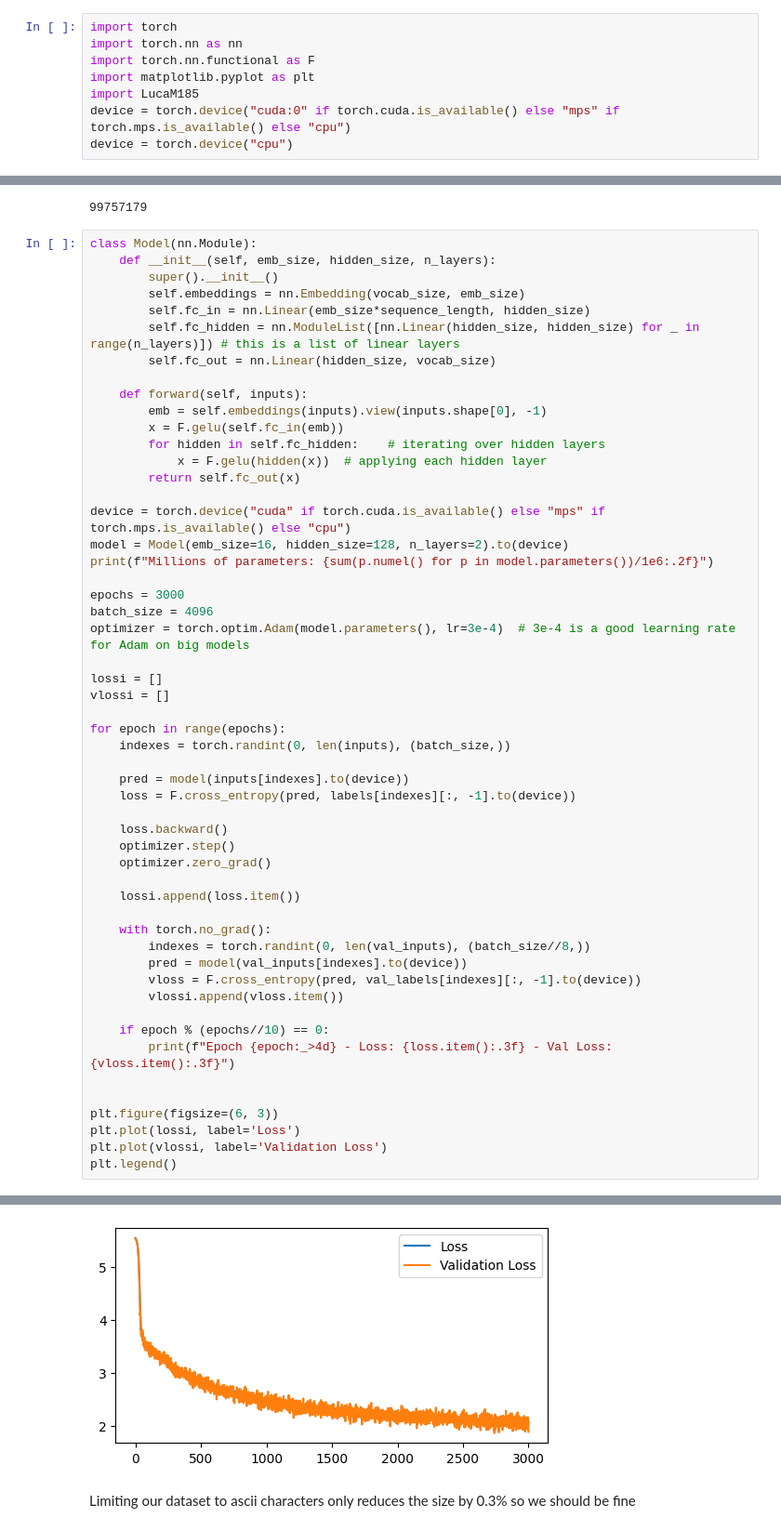
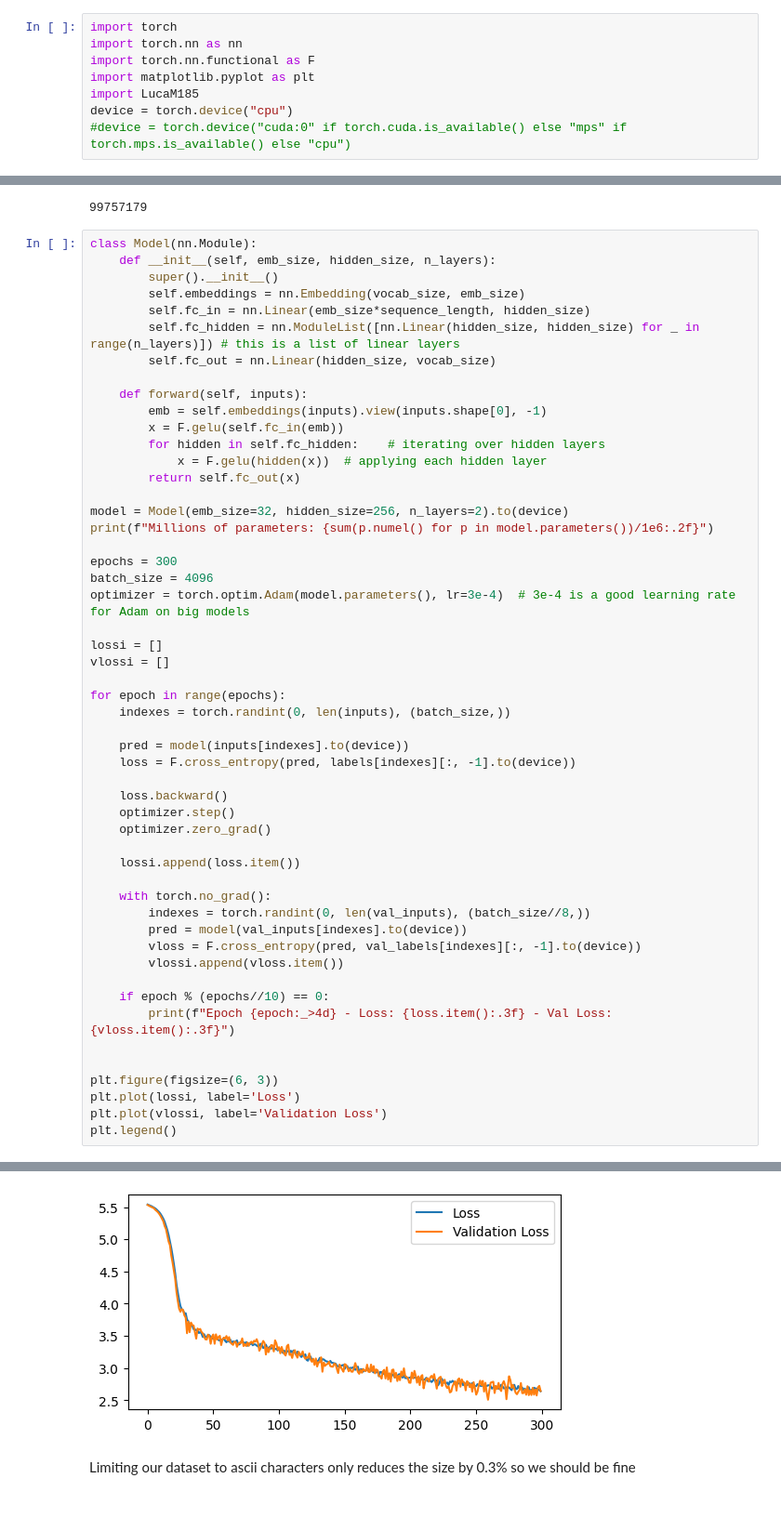
Before and after one commit to LucaM185/GPTs-from-scratch, a Jupyter notebook: 7 - Attention.ipynb, the cells around one changed output, grey strips where cells are left out. Shown at 93% size. Saved outputs shown, nothing was run; the diff lists cells and outputs as text.

```diff
--- a/7 - Attention.ipynb
+++ b/7 - Attention.ipynb
@@ -17,8 +17,8 @@ import torch.nn as nn
 import torch.nn.functional as F
 import matplotlib.pyplot as plt
 import LucaM185
-device = torch.device("cuda:0" if torch.cuda.is_available() else "mps" if torch.mps.is_available() else "cpu")
 device = torch.device("cpu")
+#device = torch.device("cuda:0" if torch.cuda.is_available() else "mps" if torch.mps.is_available() else "cpu")
 # %%
 with open("datasets/enwik8", "r") as f:
     load = f.read()
@@ -71,11 +71,10 @@ class Model(nn.Module):
             x = F.gelu(hidden(x))  # applying each hidden layer
         return self.fc_out(x)
 
-device = torch.device("cuda" if torch.cuda.is_available() else "mps" if torch.mps.is_available() else "cpu")
-model = Model(emb_size=16, hidden_size=128, n_layers=2).to(device)
+model = Model(emb_size=32, hidden_size=256, n_layers=2).to(device)
 print(f"Millions of parameters: {sum(p.numel() for p in model.parameters())/1e6:.2f}")
 
-epochs = 3000
+epochs = 300
 batch_size = 4096
 optimizer = torch.optim.Adam(model.parameters(), lr=3e-4)  # 3e-4 is a good learning rate for Adam on big models
 
@@ -123,5 +122,5 @@ Epoch 2700 - Loss: 2.090 - Val Loss: 2.149
 <matplotlib.legend.Legend at 0x...>
-[figure, old version]
+[figure, new version]
 # %% [markdown]
 Limiting our dataset to ascii characters only reduces the size by 0.3% so we should be fine
 # %% [markdown]
```
Also changed, not shown: parts of 10 cells of this notebook, 1 other file.
